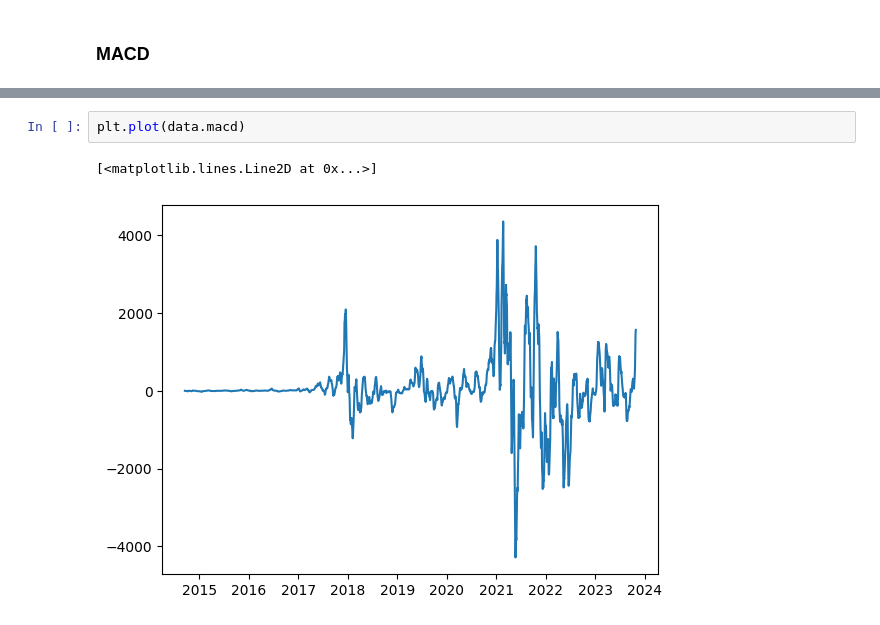
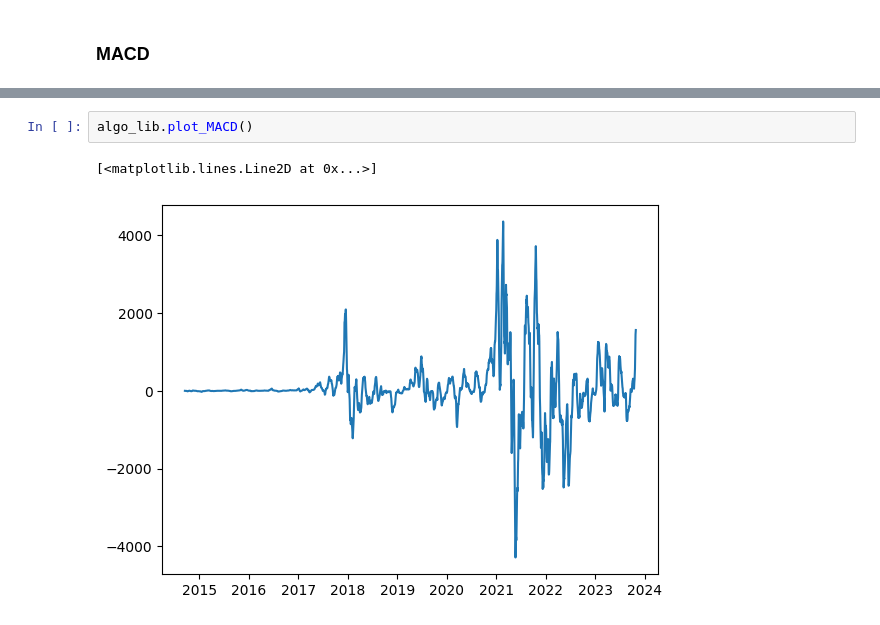
Before and after one commit to AlejandroDaneri/trabajo-profesional-fiuba, a Jupyter notebook: notebook.ipynb, the cells around one changed output, grey strips where cells are left out. Drawn from its saved outputs; the diff is of its cells as text.

```diff
--- a/notebook.ipynb
+++ b/notebook.ipynb
@@ -53,5 +51,5 @@ data.head(1)
-# %%
-plt.plot(data.macd)
-# %% [output]
-[<matplotlib.lines.Line2D at 0x...>]
-[figure, removed]
+# %%
+algo_lib.plot_MACD()
+# %% [output]
+[<matplotlib.lines.Line2D at 0x...>]
+[figure, added]
```
Also changed, not shown: parts of 9 cells of this notebook, 2 other files.
